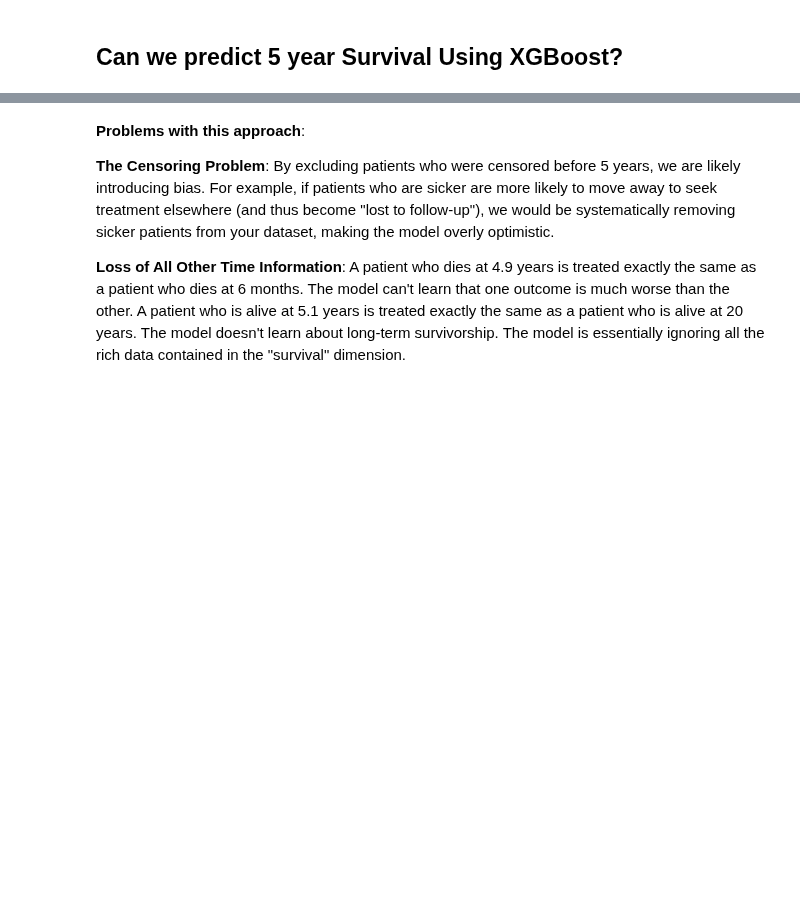
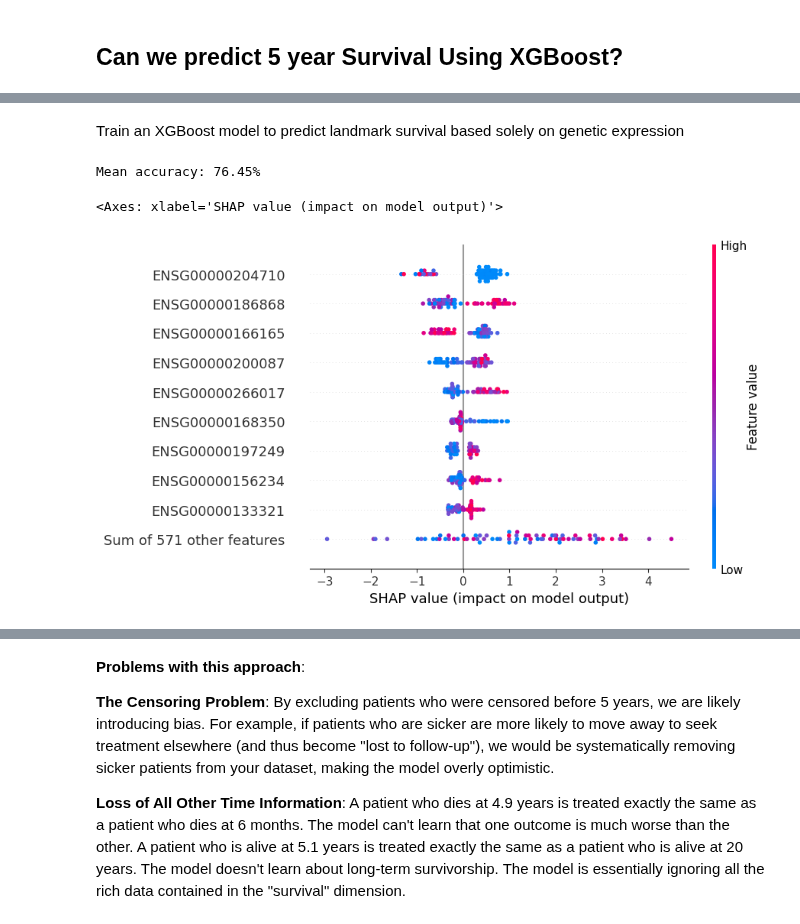
Before and after one commit to Djtrainer/cancer_research, a Jupyter notebook: notebooks/brca_eda.ipynb, the cells around one changed output, grey strips where cells are left out. Cells and saved outputs as stored; diff of their text form; code cells hidden in the pictures; blank space fills up the shorter version.

```diff
--- a/notebooks/brca_eda.ipynb
+++ b/notebooks/brca_eda.ipynb
@@ -462,0 +508,3 @@ data_x.head()
+# %%
+df_survival["survival"] = df_survival["duration"].apply(lambda x: x>5)
+df_survival["survival"].value_counts(normalize=True)
@@ -462,0 +521,43 @@ data_x.head()
+# %% [markdown]
+Train an XGBoost model to predict landmark survival based solely on genetic expression
+# %%
+from sklearn.model_selection import KFold
+import shap
+from xgboost import XGBClassifier
+
+#TODO: fix imbalance issue and check again
+
+# Assuming data_x and data_y are already defined as per your notebook
+X = df_survival.drop(columns=['event', 'duration', 'survival'])  # Features
+y = df_survival['survival']  # Target variable
+
+# Initialize the model
+model = XGBClassifier(eval_metric='logloss')
+
+# Set up K-Fold cross-validation
+kf = KFold(n_splits=5, shuffle=True, random_state=42)
+
+# Store SHAP values for each fold
+shap_values_list = []
+xgb_accuracy_list = []
+for train_index, test_index in kf.split(X):
+    X_train, X_test = X.iloc[train_index], X.iloc[test_index]
+    y_train, y_test = y.iloc[train_index], y.iloc[test_index]
+
+    # Fit the model
+    model.fit(X_train, y_train)
+    y_pred = model.predict(X_test)
+    accuracy = np.mean(y_pred == y_test)
+    xgb_accuracy_list.append(accuracy)
+    # Create a SHAP explainer
+    explainer = shap.Explainer(model)
+
+    # Calculate SHAP values for the test set
+    shap_values = explainer(X_test)
+
+    # Store the SHAP values
+    shap_values_list.append(shap_values)
+
+print(f"Mean accuracy: {np.mean(xgb_accuracy_list)*100:.2f}%")
+# %% [output]
+Mean accuracy: 76.45%
@@ -462,0 +566,5 @@ data_x.head()
+# %%
+shap.plots.beeswarm(shap_values_list[0], max_display=10, show=False)
+# %% [output]
+<Axes: xlabel='SHAP value (impact on model output)'>
+[figure, added]
```
Also changed, not shown: parts of 22 cells of this notebook.
